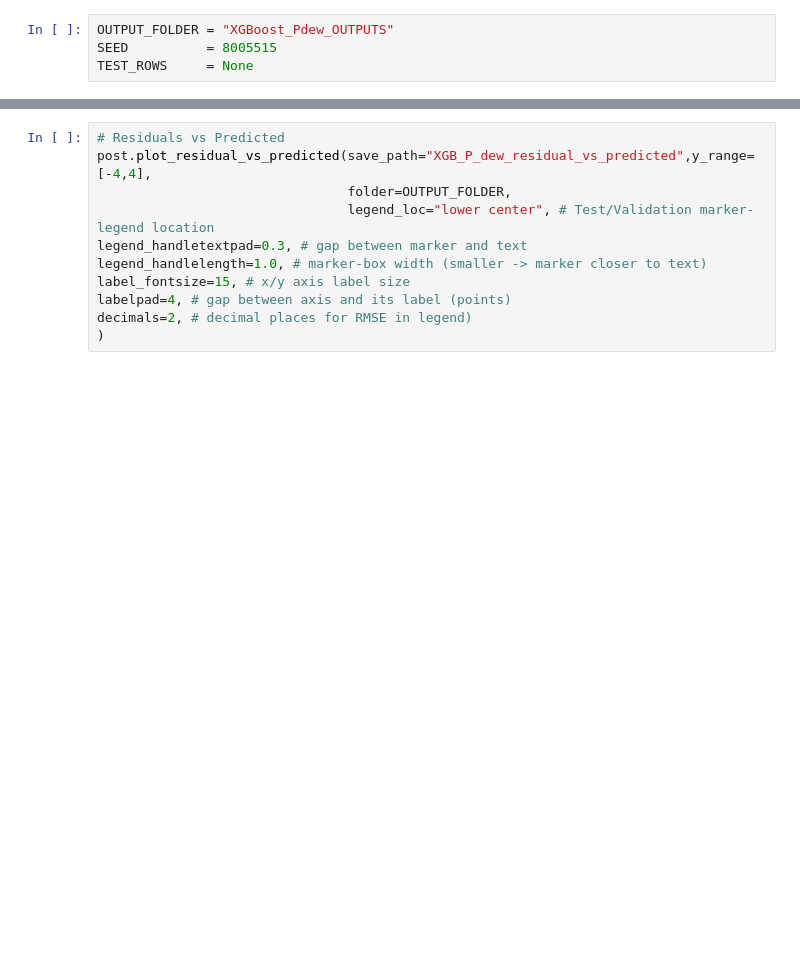
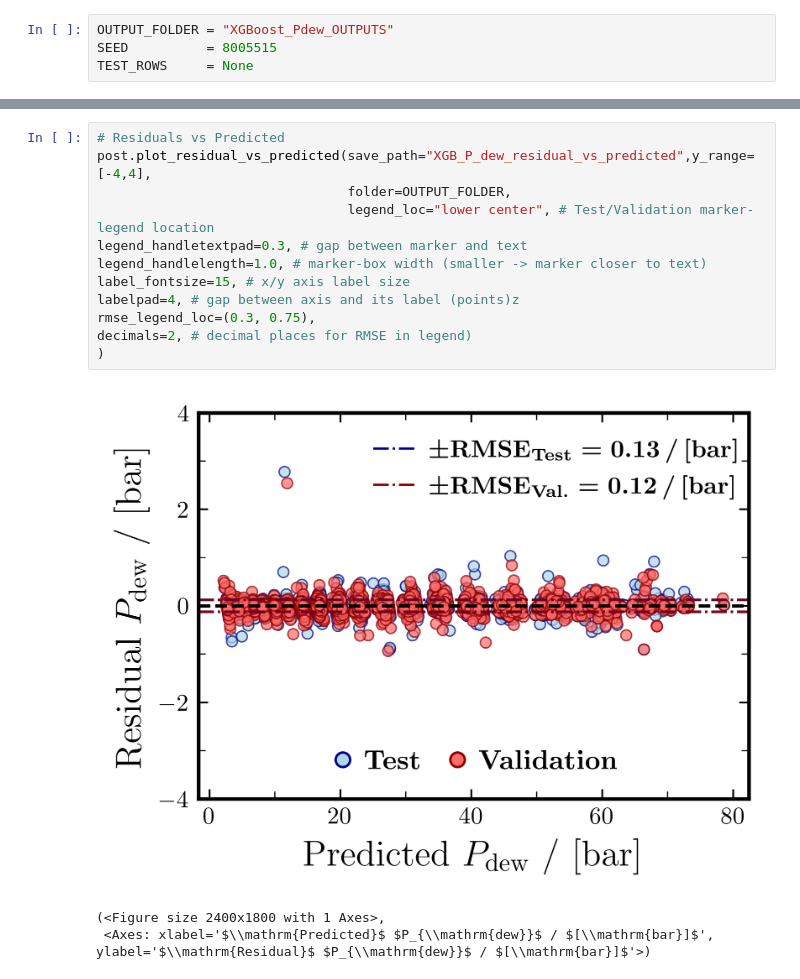
Before and after one commit to Darz2/co2-impurities-ml-surrogates, a Jupyter notebook: PCSAFT_cDFT/PART_1/XGBoost/XGBoostDew.ipynb, the cells around one changed output, grey strips where cells are left out. Saved outputs shown, nothing was run; the diff lists cells and outputs as text; blank space fills up the shorter version.

```diff
--- a/PCSAFT_cDFT/PART_1/XGBoost/XGBoostDew.ipynb
+++ b/PCSAFT_cDFT/PART_1/XGBoost/XGBoostDew.ipynb
@@ -442,14 +594,19 @@ post.plot_residual_distribution(save_path="XGB_P_dew_residual_distribution", fol
 # %%
 # Residuals vs Predicted
 post.plot_residual_vs_predicted(save_path="XGB_P_dew_residual_vs_predicted",y_range=[-4,4],
                                 folder=OUTPUT_FOLDER,
                                 legend_loc="lower center", # Test/Validation marker-legend location
 legend_handletextpad=0.3, # gap between marker and text
 legend_handlelength=1.0, # marker-box width (smaller -> marker closer to text)
 label_fontsize=15, # x/y axis label size
-labelpad=4, # gap between axis and its label (points)
+labelpad=4, # gap between axis and its label (points)z
+rmse_legend_loc=(0.3, 0.75),
 decimals=2, # decimal places for RMSE in legend)
 )
+# %% [output]
+[figure, added]
+(<Figure size 2400x1800 with 1 Axes>,
+ <Axes: xlabel='$\\mathrm{Predicted}$ $P_{\\mathrm{dew}}$ / $[\\mathrm{bar}]$', ylabel='$\\mathrm{Residual}$ $P_{\\mathrm{dew}}$ / $[\\mathrm{bar}]$'>)
 # %%
 post.print_summary()
 
```
Also changed, not shown: parts of 18 cells of this notebook, 47 other files.
